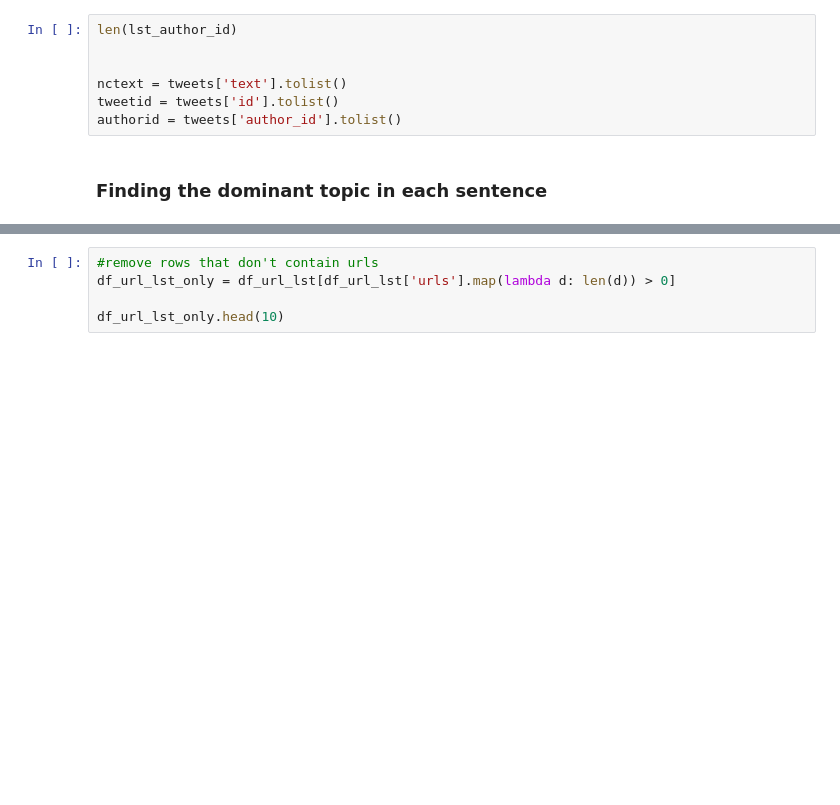
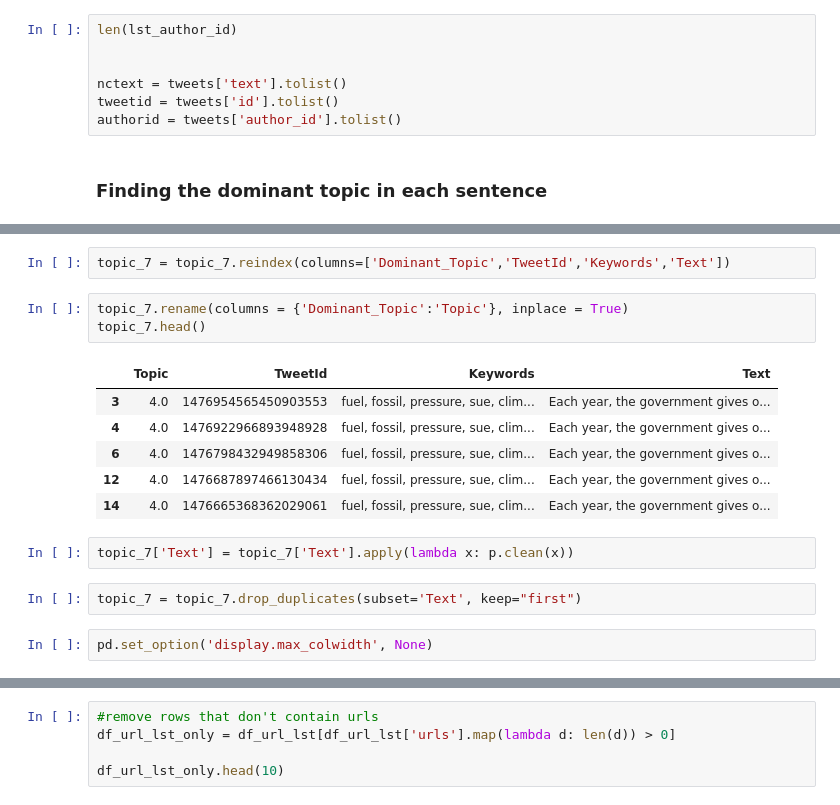
Before and after one commit to YunlouTeng/Climate-Change-Misinformation-project, a Jupyter notebook: exxon_mobil.ipynb, the cells around one changed output, grey strips where cells are left out. Drawn from its saved outputs; the diff is of its cells as text; blank space fills up the shorter version.

```diff
--- a/exxon_mobil.ipynb
+++ b/exxon_mobil.ipynb
@@ -643,0 +655,18 @@ df_dominant_topic.head()
+# %%
+topic_7 = topic_7.reindex(columns=['Dominant_Topic','TweetId','Keywords','Text'])
+# %%
+topic_7.rename(columns = {'Dominant_Topic':'Topic'}, inplace = True)
+topic_7.head()
+# %% [output]
+|  | Topic | TweetId | Keywords | Text |
+| 3 | 4.0 | 1476954565450903553 | fuel, fossil, pressure, sue, clim... | Each year, the government gives o... |
+| 4 | 4.0 | 1476922966893948928 | fuel, fossil, pressure, sue, clim... | Each year, the government gives o... |
+| 6 | 4.0 | 1476798432949858306 | fuel, fossil, pressure, sue, clim... | Each year, the government gives o... |
+| 12 | 4.0 | 1476687897466130434 | fuel, fossil, pressure, sue, clim... | Each year, the government gives o... |
+| 14 | 4.0 | 1476665368362029061 | fuel, fossil, pressure, sue, clim... | Each year, the government gives o... |
+# %%
+topic_7['Text'] = topic_7['Text'].apply(lambda x: p.clean(x))
+# %%
+topic_7 = topic_7.drop_duplicates(subset='Text', keep="first")
+# %%
+pd.set_option('display.max_colwidth', None)
```
Also changed, not shown: parts of 7 cells of this notebook, 3 other files.
